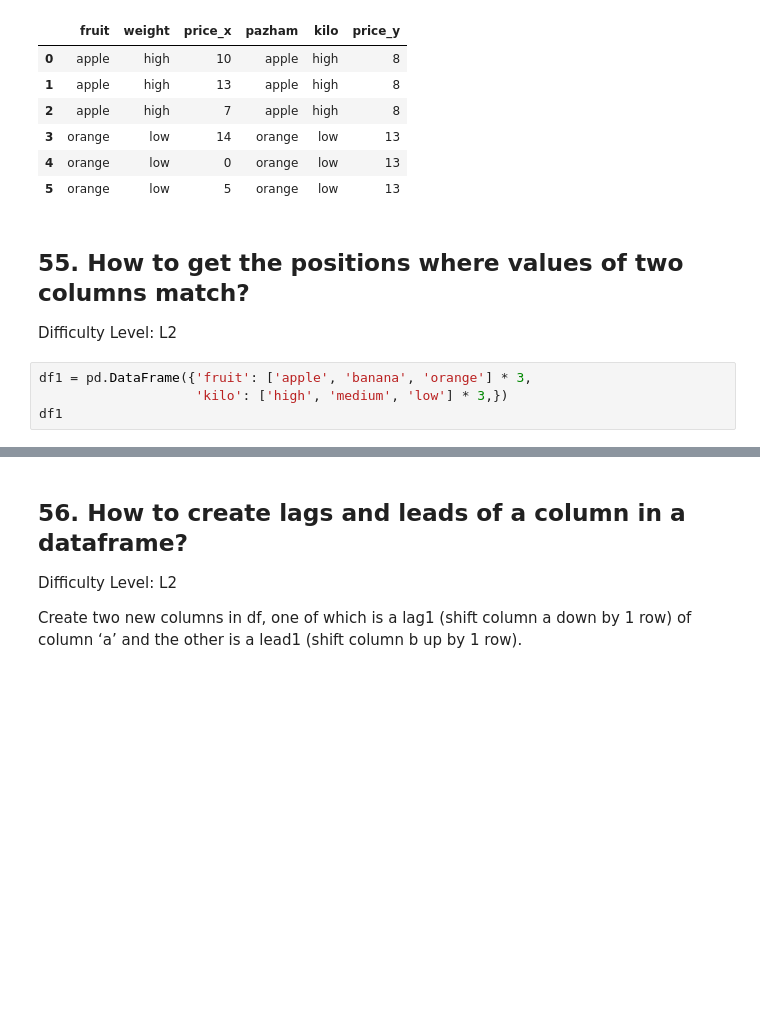
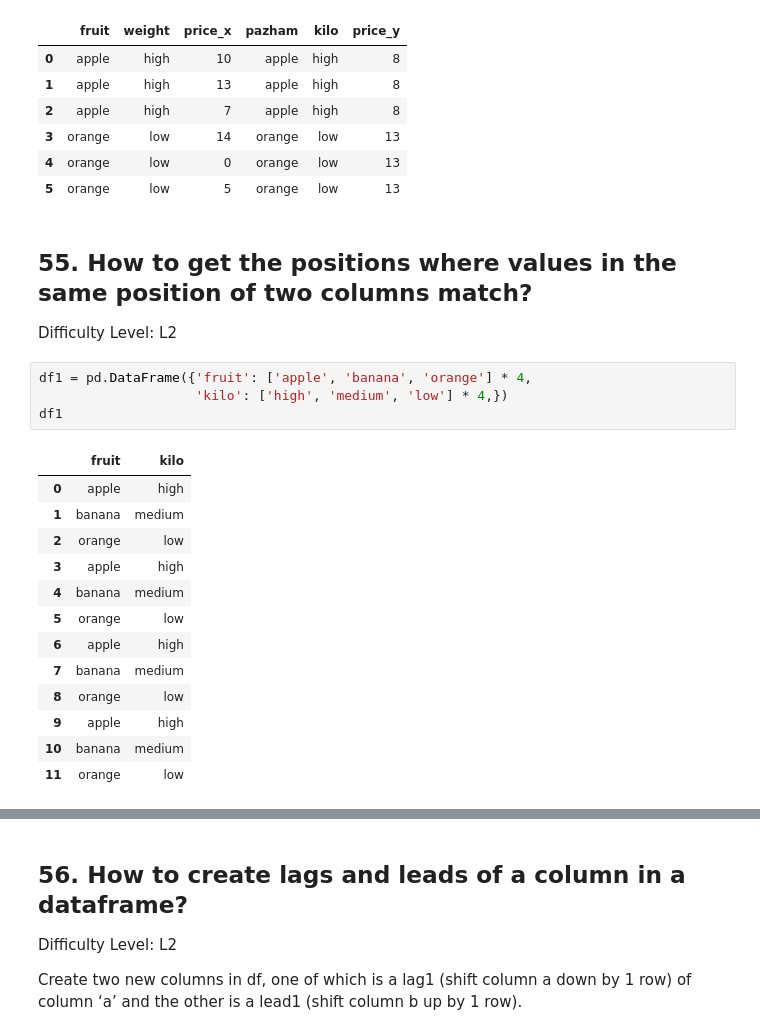
Before and after one commit to alantellecom/ex_pandas, a Jupyter notebook: EX-Pandas_solutions.ipynb, the cells around one changed output, grey strips where cells are left out. Drawn from its saved outputs; the diff is of its cells as text; blank space fills up the shorter version.

```diff
--- a/EX-Pandas_solutions.ipynb
+++ b/EX-Pandas_solutions.ipynb
@@ -1485,10 +1485,24 @@ pd.merge(df1,df2, how='inner', left_on=['fruit','weight'],right_on=['pazham','ki
 | 4 | orange | low | 0 | orange | low | 13 |
 | 5 | orange | low | 5 | orange | low | 13 |
 # %% [markdown]
-## 55. How to get the positions where values of two columns match?
+## 55. How to get the positions where values in the same position of two columns match?
 Difficulty Level: L2
 # %%
-df1 = pd.DataFrame({'fruit': ['apple', 'banana', 'orange'] * 3,
-                    'kilo': ['high', 'medium', 'low'] * 3,})
+df1 = pd.DataFrame({'fruit': ['apple', 'banana', 'orange'] * 4,
+                    'kilo': ['high', 'medium', 'low'] * 4,})
 df1
+# %% [output]
+|  | fruit | kilo |
+| 0 | apple | high |
+| 1 | banana | medium |
+| 2 | orange | low |
+| 3 | apple | high |
+| 4 | banana | medium |
+| 5 | orange | low |
+| 6 | apple | high |
+| 7 | banana | medium |
+| 8 | orange | low |
+| 9 | apple | high |
+| 10 | banana | medium |
+| 11 | orange | low |
 # %%
```
Also changed, not shown: parts of 10 cells of this notebook.
